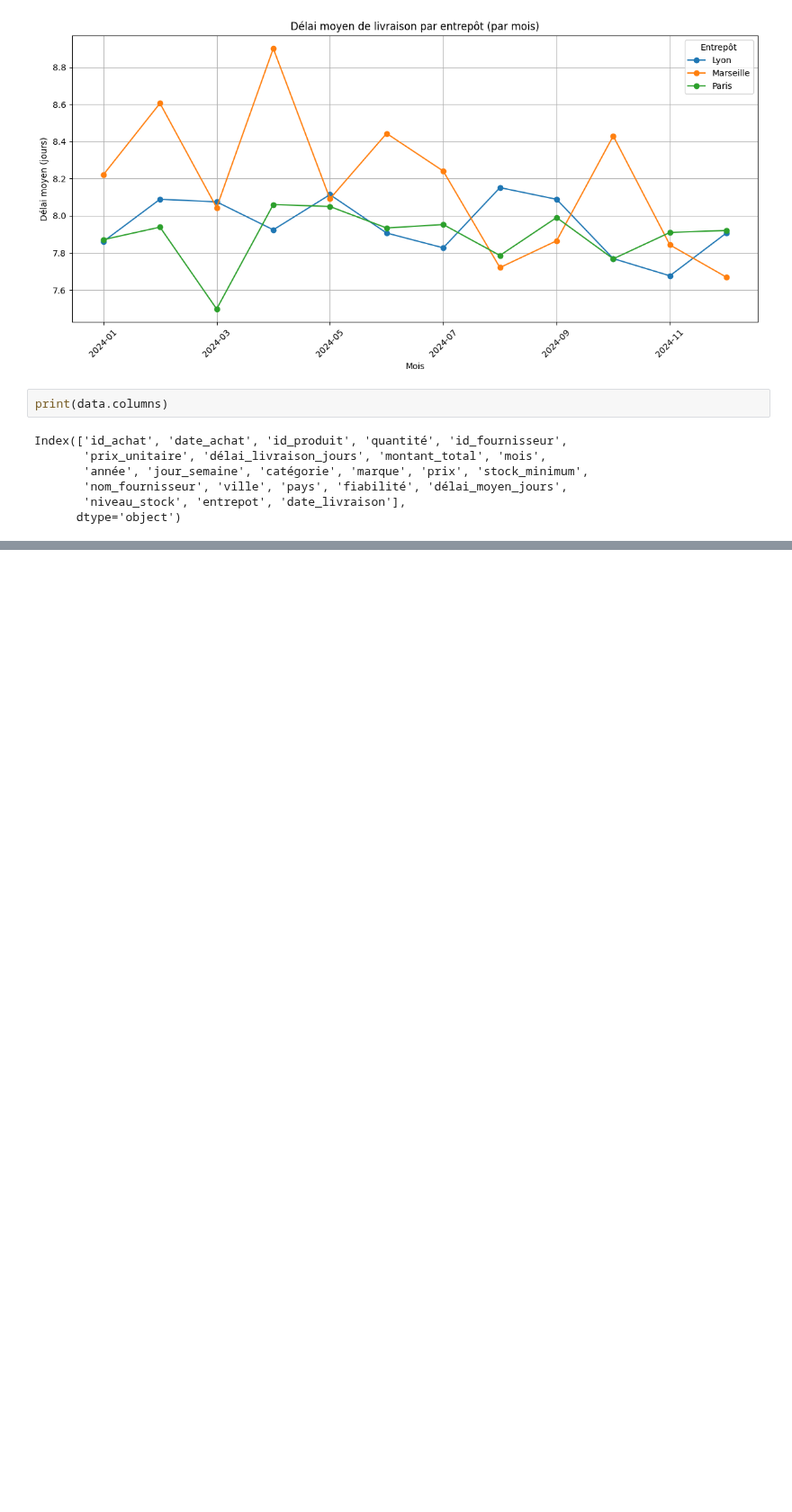
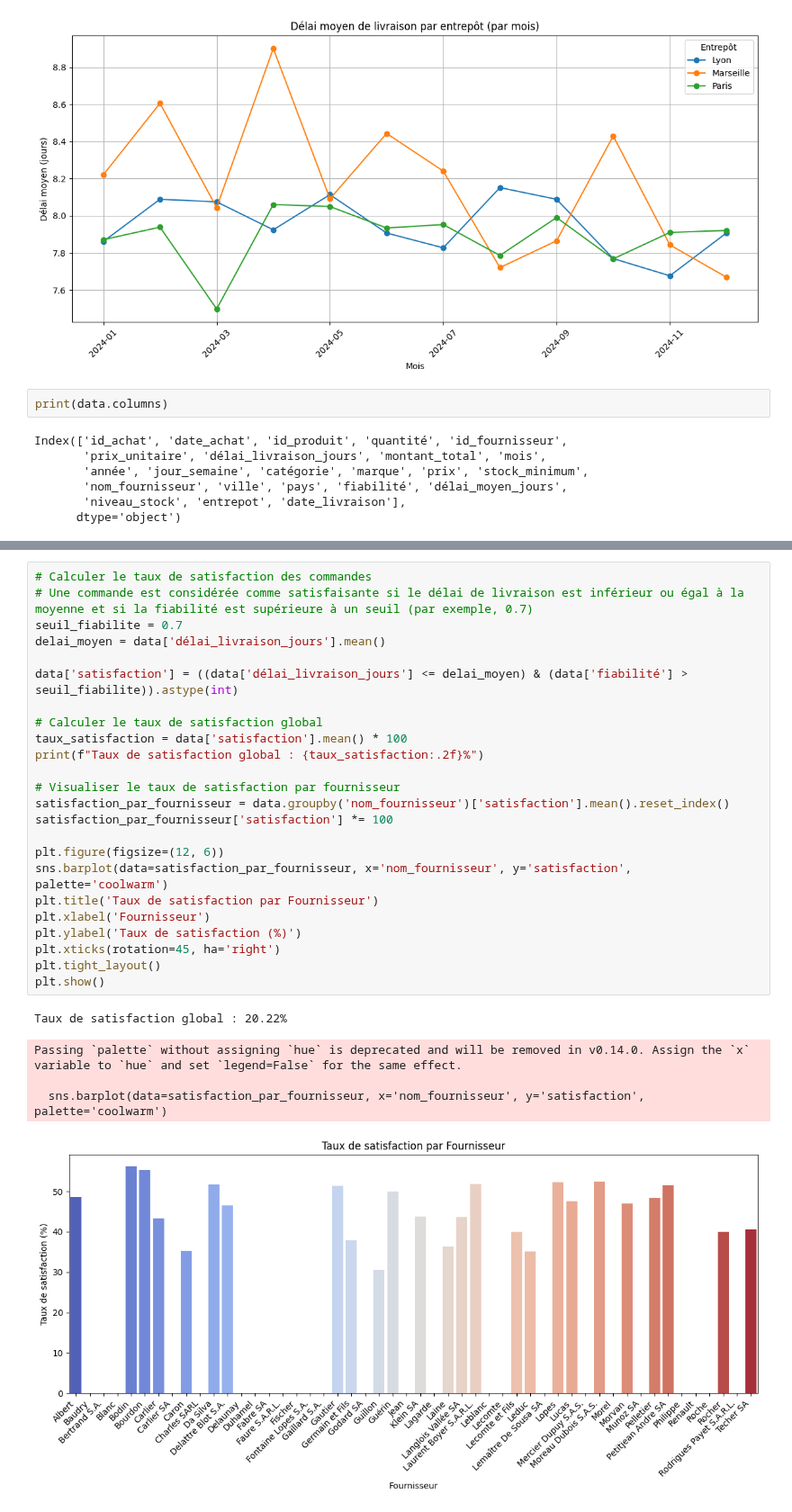
Before and after one commit to Fanaingamampiandra/Projet_Supply_chain, a Jupyter notebook: stephanie/achat_prod_fourn_stock.ipynb, the cells around one changed output, grey strips where cells are left out. Shown at 90% size. Cells and saved outputs as stored; diff of their text form; blank space fills up the shorter version.

```diff
--- a/stephanie/achat_prod_fourn_stock.ipynb
+++ b/stephanie/achat_prod_fourn_stock.ipynb
@@ -215,0 +284,30 @@ Index(['id_achat', 'date_achat', 'id_produit', 'quantité', 'id_fournisseur',
+# %%
+# Calculer le taux de satisfaction des commandes
+# Une commande est considérée comme satisfaisante si le délai de livraison est inférieur ou égal à la moyenne et si la fiabilité est supérieure à un seuil (par exemple, 0.7)
+seuil_fiabilite = 0.7
+delai_moyen = data['délai_livraison_jours'].mean()
+
+data['satisfaction'] = ((data['délai_livraison_jours'] <= delai_moyen) & (data['fiabilité'] > seuil_fiabilite)).astype(int)
+
+# Calculer le taux de satisfaction global
+taux_satisfaction = data['satisfaction'].mean() * 100
+print(f"Taux de satisfaction global : {taux_satisfaction:.2f}%")
+
+# Visualiser le taux de satisfaction par fournisseur
+satisfaction_par_fournisseur = data.groupby('nom_fournisseur')['satisfaction'].mean().reset_index()
+satisfaction_par_fournisseur['satisfaction'] *= 100
+
+plt.figure(figsize=(12, 6))
+sns.barplot(data=satisfaction_par_fournisseur, x='nom_fournisseur', y='satisfaction', palette='coolwarm')
+plt.title('Taux de satisfaction par Fournisseur')
+plt.xlabel('Fournisseur')
+plt.ylabel('Taux de satisfaction (%)')
+plt.xticks(rotation=45, ha='right')
+plt.tight_layout()
+plt.show()
+# %% [output]
+Taux de satisfaction global : 20.22%
+Passing `palette` without assigning `hue` is deprecated and will be removed in v0.14.0. Assign the `x` variable to `hue` and set `legend=False` for the same effect.
+
+  sns.barplot(data=satisfaction_par_fournisseur, x='nom_fournisseur', y='satisfaction', palette='coolwarm')
+[figure, added]
```
Also changed, not shown: parts of 9 cells of this notebook.
